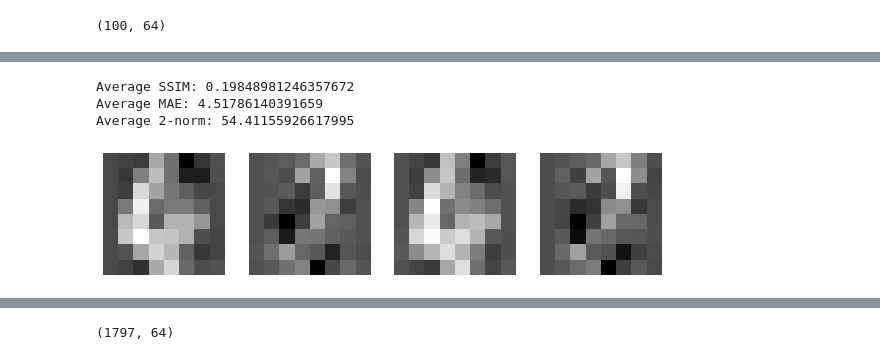
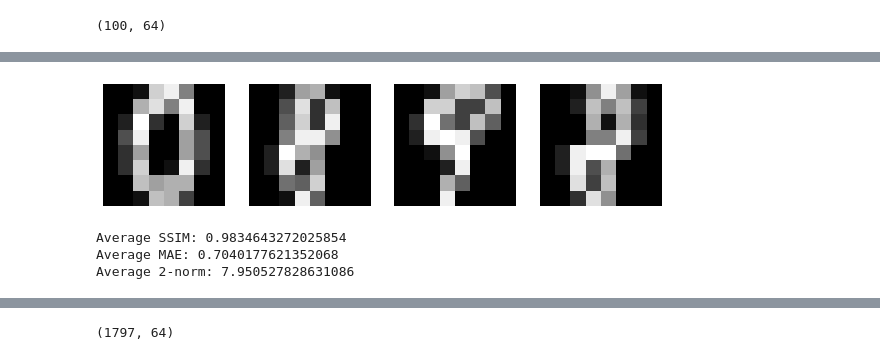
Before and after one commit to FinAminToastCrunch/Neural-Matched-Pursuit, a Jupyter notebook: neural_matched_pursuit.ipynb, the cells around one changed output, grey strips where cells are left out. Drawn from its saved outputs; the diff is of its cells as text; code cells hidden in the pictures.

```diff
--- a/neural_matched_pursuit.ipynb
+++ b/neural_matched_pursuit.ipynb
@@ -199,14 +206,6 @@ plt.show()
 # NMP
 
 Note, for now we are using the images dataset as the training and test set. We should split these up later?
-# %%
-
-
-# Load the dataset and dictionary
-digits = load_digits()
-images = digits.data
-dictionary, dict_learner = learn_dictionary_from_digits()
-# Define the RL environment
 # %%
 dictionary.shape
 # %% [output]
@@ -428,0 +442,4 @@ ap = np.array(env.approximated_signals)
+# %%
+ap = np.array(env.approximated_signals)[:,0]
+y = np.array(env.approximated_signals)[:,1]
+ap.shape
@@ -429,29 +462,24 @@ ap = np.array(env.approximated_signals)
+# %%
+reshaped_images = y[-4:].reshape(-1, 8, 8)
+
+# Display the images using plt
+fig, axs = plt.subplots(1, 4, figsize=(10, 5))
+for i in range(4):
+    axs[i].imshow(reshaped_images[i], cmap='gray')
+    axs[i].axis('off')
+plt.show()
+# %% [output]
+[figure, added]
 # %%
-reconstructed_images = ap
-
-avg_ssim_value = average_ssim(images, reconstructed_images)
+avg_ssim_value = average_ssim(y, ap)
 print(f"Average SSIM: {avg_ssim_value}")
 
-avg_mae_value = average_mae(images, reconstructed_images)
+avg_mae_value = average_mae(y, ap)
 print(f"Average MAE: {avg_mae_value}")
 
-average_2norm = average_2norm(images, reconstructed_images)
-print(f"Average 2-norm: {average_2norm}")
+avg_2norm = average_2norm(y, ap)
+print(f"Average 2-norm: {avg_2norm}")
 # %% [output]
-Average SSIM: 0.19848981246357672
-Average MAE: 4.51786140391659
-Average 2-norm: 54.41155926617995
+Average SSIM: 0.9834643272025854
+Average MAE: 0.7040177621352068
+Average 2-norm: 7.950527828631086
-# %%
-import matplotlib.pyplot as plt
-
-# Reshape the last 4 images to 8 by 8
-reshaped_images = ap[-4:].reshape(-1, 8, 8)
-
-# Display the images using plt
-fig, axs = plt.subplots(1, 4, figsize=(10, 5))
-for i in range(4):
-    axs[i].imshow(reshaped_images[i], cmap='gray')
-    axs[i].axis('off')
-plt.show()
-# %% [output]
-[figure, removed]
```
Also changed, not shown: parts of 17 cells of this notebook.
